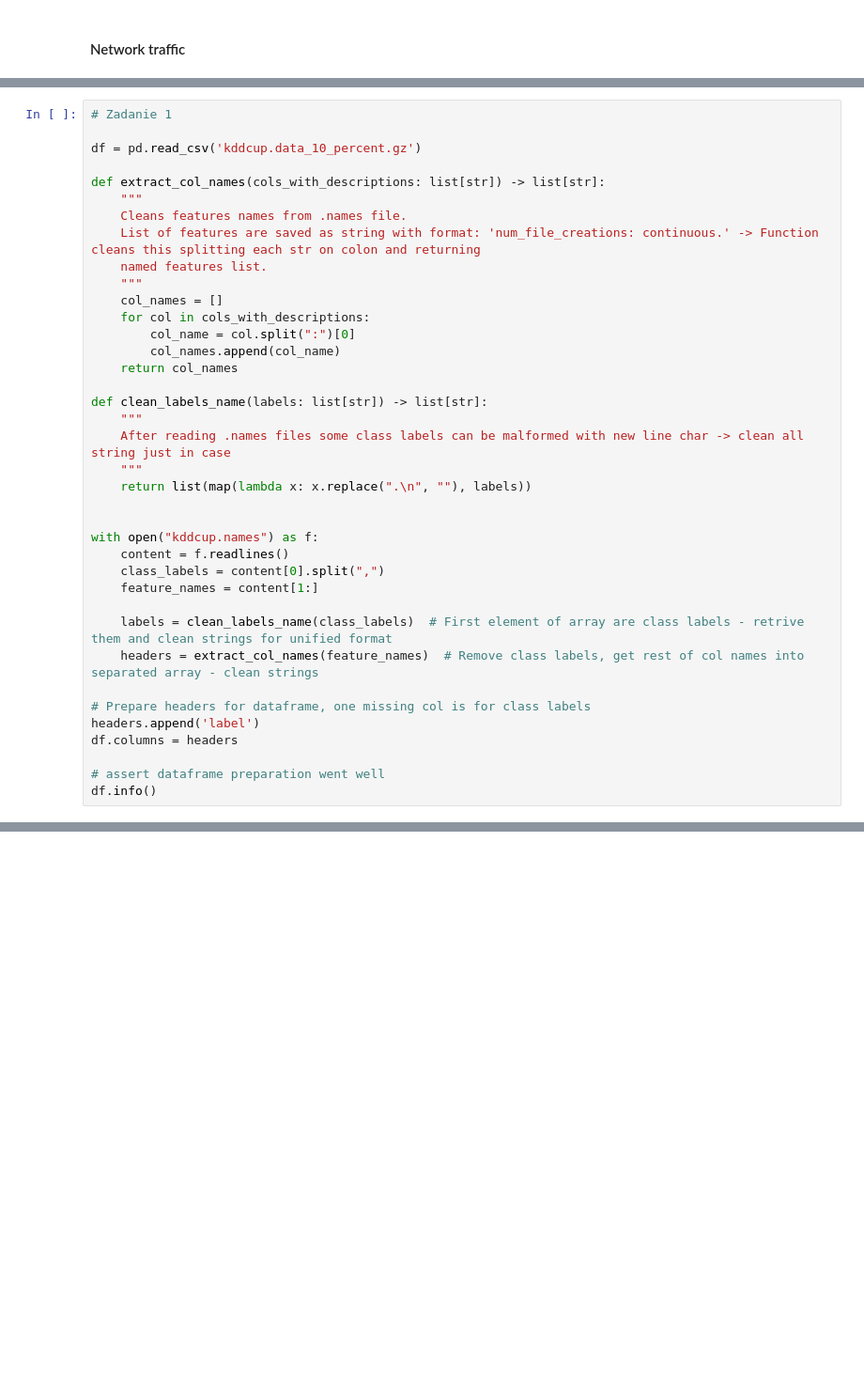
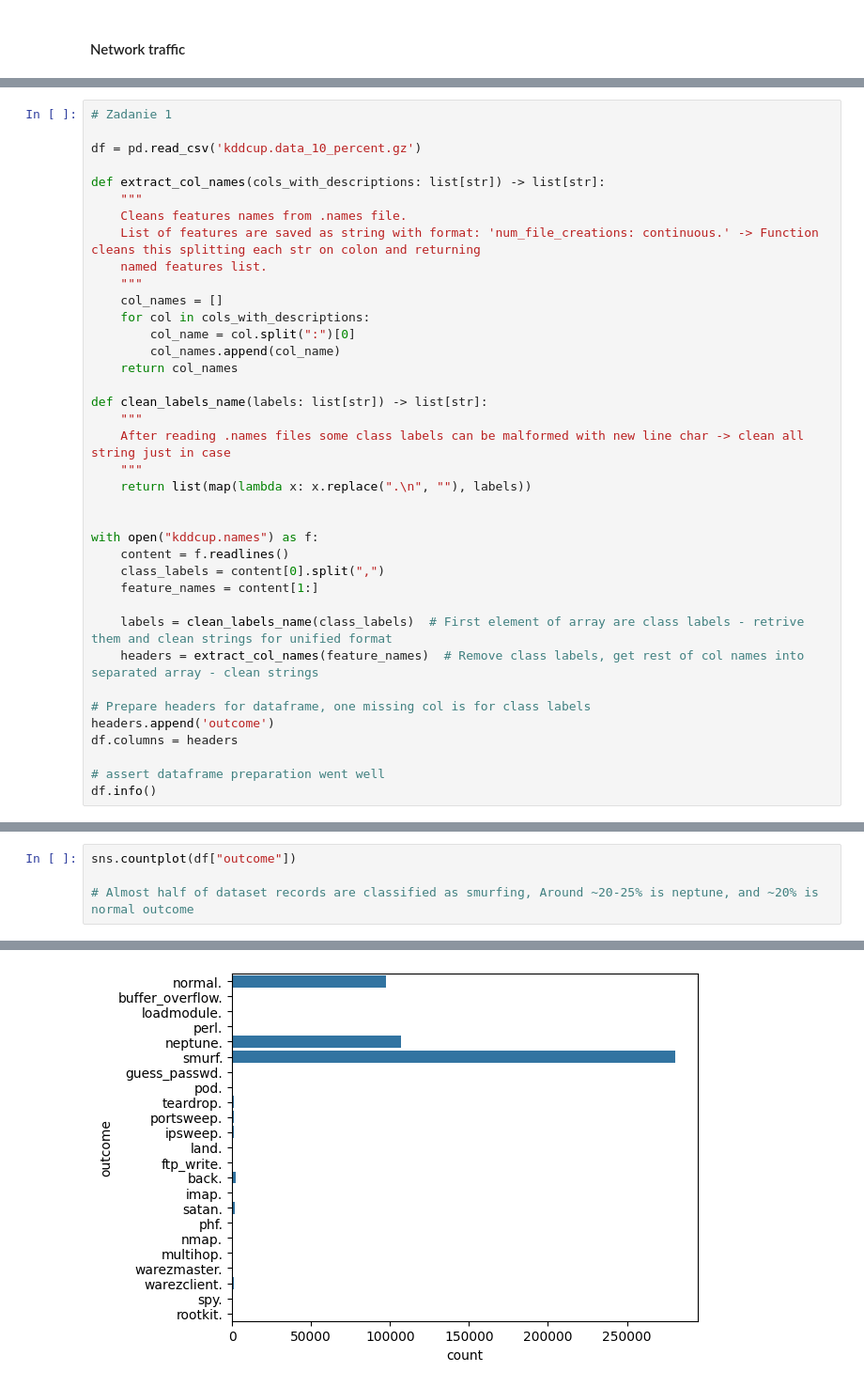
Before and after one commit to jancewicz/PJATK---Artificial-Intelligence-Postgraduate-Studies-, a Jupyter notebook: keras/pawel_jancewicz_pr8_2026/network_traffic/network_traffic.ipynb, the cells around one changed output, grey strips where cells are left out. Shown at 94% size. Saved outputs shown, nothing was run; the diff lists cells and outputs as text; blank space fills up the shorter version.

```diff
--- a/keras/pawel_jancewicz_pr8_2026/network_traffic/network_traffic.ipynb
+++ b/keras/pawel_jancewicz_pr8_2026/network_traffic/network_traffic.ipynb
@@ -35,7 +37,7 @@ with open("kddcup.names") as f:
     headers = extract_col_names(feature_names)  # Remove class labels, get rest of col names into separated array - clean strings
 
 # Prepare headers for dataframe, one missing col is for class labels
-headers.append('label')
+headers.append('outcome')
 df.columns = headers
 
 # assert dataframe preparation went well
@@ -60,0 +79,5 @@ memory usage: 158.3 MB
+# %%
+sns.countplot(df["outcome"])
+
+# Almost half of dataset records are classified as smurfing, Around ~20-25% is neptune, and ~20% is normal outcome
+# %% [output]
@@ -60,0 +85 @@ memory usage: 158.3 MB
+[figure, added]
```
Also changed, not shown: parts of 9 cells of this notebook.
